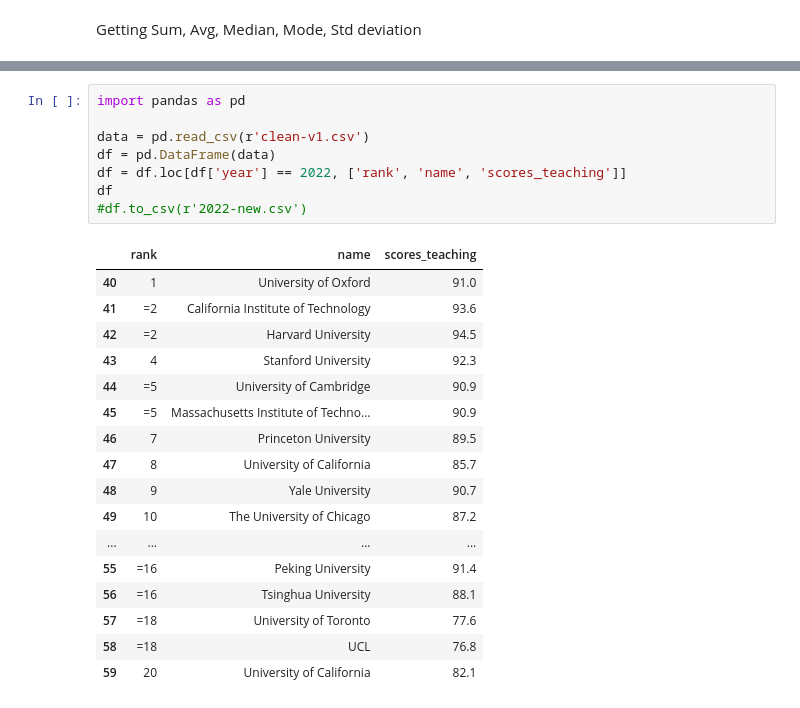
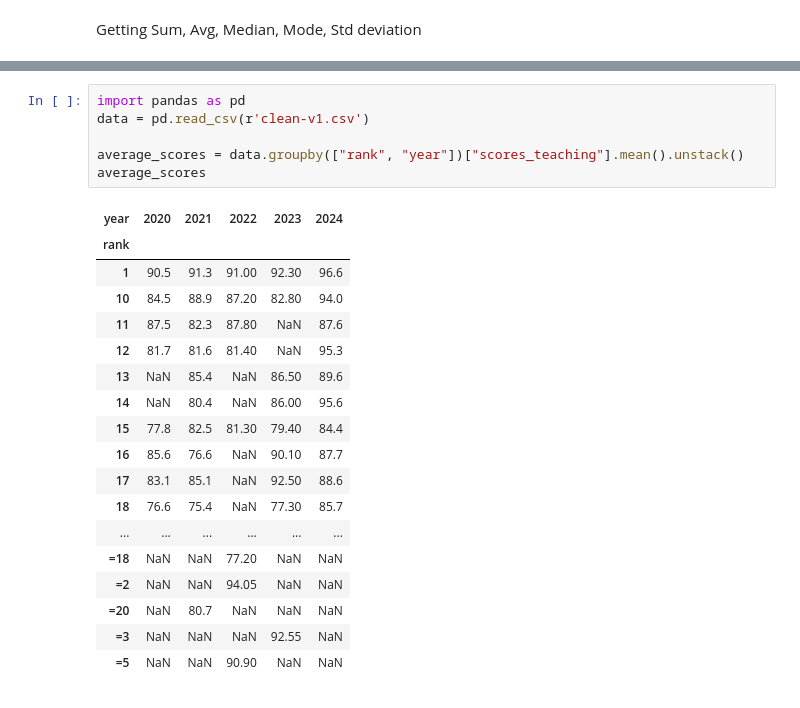
Before and after one commit to jellocode/TimesHigherRanking2024, a Jupyter notebook: notebooks/tables-2024.ipynb, the cells around one changed output, grey strips where cells are left out. Drawn from its saved outputs; the diff is of its cells as text.

```diff
--- a/notebooks/tables-2024.ipynb
+++ b/notebooks/tables-2024.ipynb
@@ -55,26 +136,25 @@ top_df2
 # %%
 import pandas as pd
+data = pd.read_csv(r'clean-v1.csv')
 
-data = pd.read_csv(r'clean-v1.csv')
-df = pd.DataFrame(data)
-df = df.loc[df['year'] == 2022, ['rank', 'name', 'scores_teaching']]
-df
-#df.to_csv(r'2022-new.csv')
+average_scores = data.groupby(["rank", "year"])["scores_teaching"].mean().unstack()
+average_scores
 # %% [output]
-|  | rank | name | scores_teaching |
-| 40 | 1 | University of Oxford | 91.0 |
-| 41 | =2 | California Institute of Technology | 93.6 |
-| 42 | =2 | Harvard University | 94.5 |
-| 43 | 4 | Stanford University | 92.3 |
-| 44 | =5 | University of Cambridge | 90.9 |
-| 45 | =5 | Massachusetts Institute of Techno... | 90.9 |
-| 46 | 7 | Princeton University | 89.5 |
-| 47 | 8 | University of California | 85.7 |
-| 48 | 9 | Yale University | 90.7 |
-| 49 | 10 | The University of Chicago | 87.2 |
-| ... | ... | ... | ... |
-| 55 | =16 | Peking University | 91.4 |
-| 56 | =16 | Tsinghua University | 88.1 |
-| 57 | =18 | University of Toronto | 77.6 |
-| 58 | =18 | UCL | 76.8 |
-| 59 | 20 | University of California | 82.1 |
+| year | 2020 | 2021 | 2022 | 2023 | 2024 |
+| rank |  |  |  |  |  |
+| 1 | 90.5 | 91.3 | 91.00 | 92.30 | 96.6 |
+| 10 | 84.5 | 88.9 | 87.20 | 82.80 | 94.0 |
+| 11 | 87.5 | 82.3 | 87.80 | NaN | 87.6 |
+| 12 | 81.7 | 81.6 | 81.40 | NaN | 95.3 |
+| 13 | NaN | 85.4 | NaN | 86.50 | 89.6 |
+| 14 | NaN | 80.4 | NaN | 86.00 | 95.6 |
+| 15 | 77.8 | 82.5 | 81.30 | 79.40 | 84.4 |
+| 16 | 85.6 | 76.6 | NaN | 90.10 | 87.7 |
+| 17 | 83.1 | 85.1 | NaN | 92.50 | 88.6 |
+| 18 | 76.6 | 75.4 | NaN | 77.30 | 85.7 |
+| ... | ... | ... | ... | ... | ... |
+| =18 | NaN | NaN | 77.20 | NaN | NaN |
+| =2 | NaN | NaN | 94.05 | NaN | NaN |
+| =20 | NaN | 80.7 | NaN | NaN | NaN |
+| =3 | NaN | NaN | NaN | 92.55 | NaN |
+| =5 | NaN | NaN | 90.90 | NaN | NaN |
```
Also changed, not shown: parts of 22 cells of this notebook, 9 other files.
